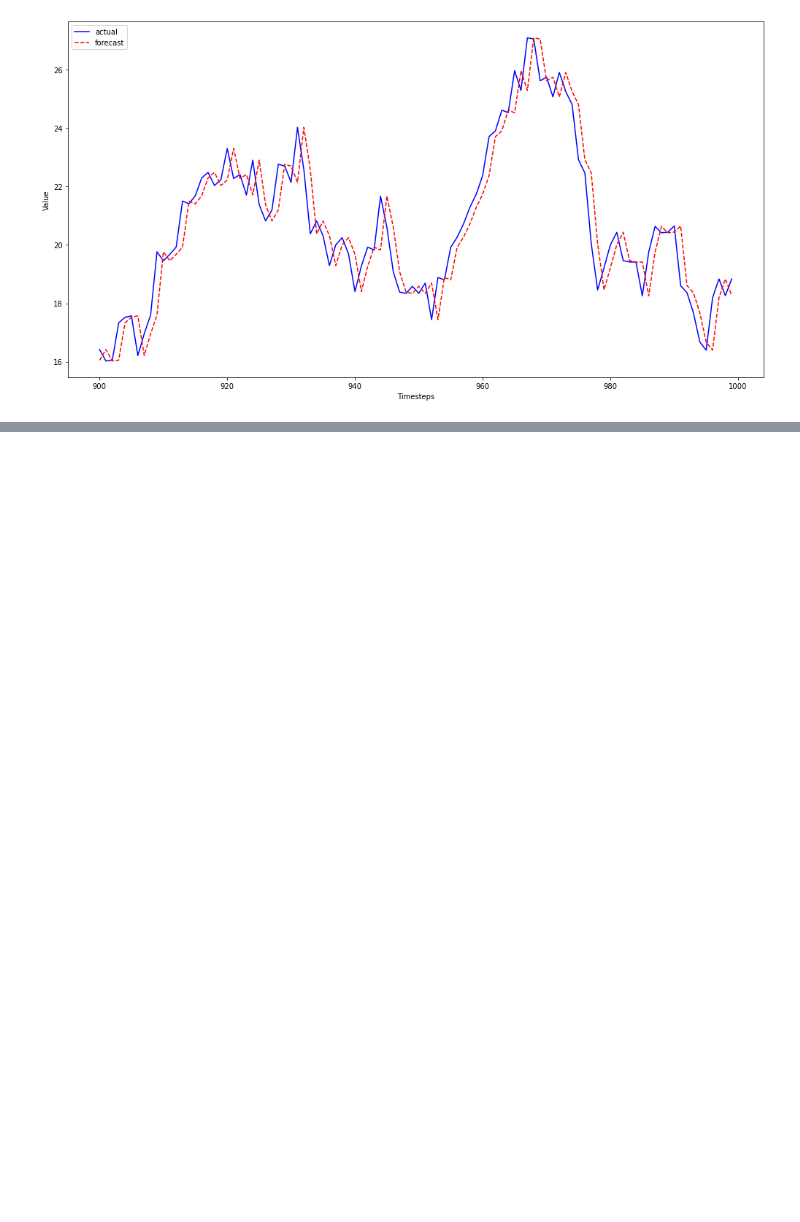
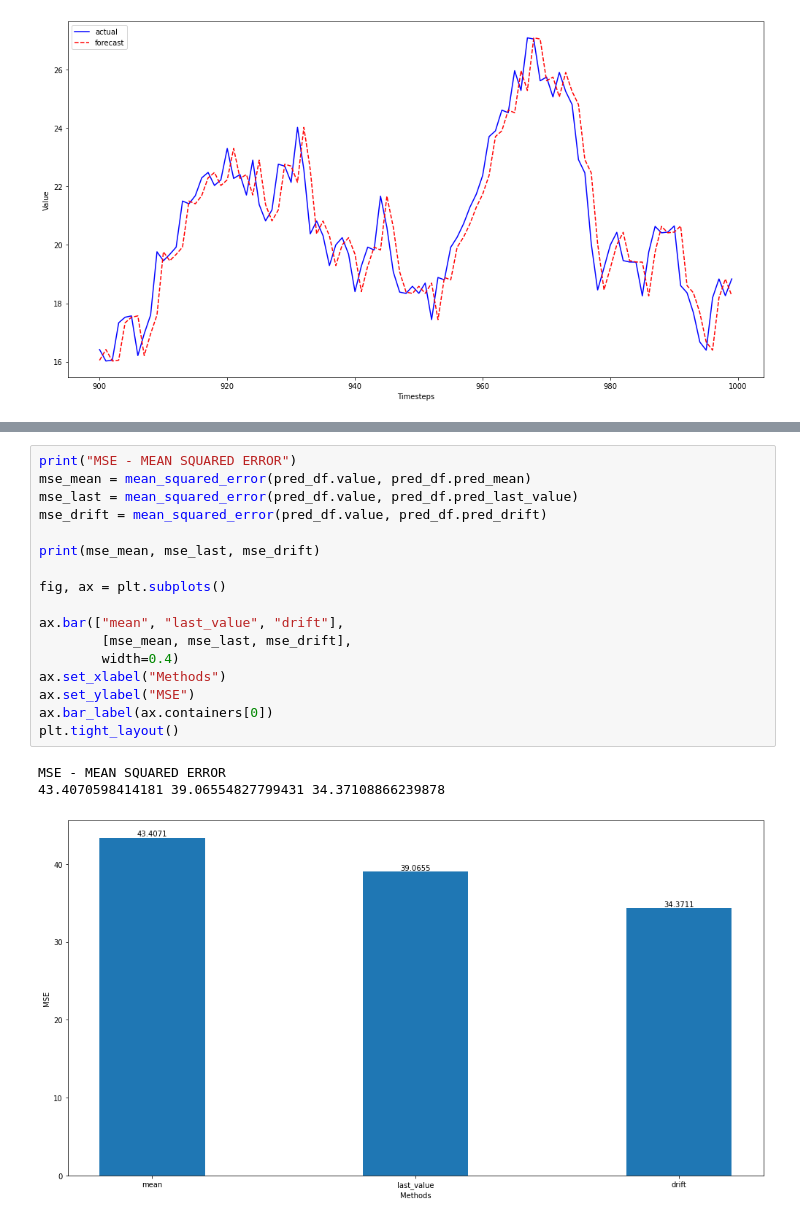
Before and after one commit to saramic/time-series-forecasting, a Jupyter notebook: ch03_random-walk.ipynb, the cells around one changed output, grey strips where cells are left out. Cells and saved outputs as stored; diff of their text form; blank space fills up the shorter version.

```diff
--- a/ch03_random-walk.ipynb
+++ b/ch03_random-walk.ipynb
@@ -219,0 +314,21 @@ plt.tight_layout()
+# %%
+print("MSE - MEAN SQUARED ERROR")
+mse_mean = mean_squared_error(pred_df.value, pred_df.pred_mean)
+mse_last = mean_squared_error(pred_df.value, pred_df.pred_last_value)
+mse_drift = mean_squared_error(pred_df.value, pred_df.pred_drift)
+
+print(mse_mean, mse_last, mse_drift)
+
+fig, ax = plt.subplots()
+
+ax.bar(["mean", "last_value", "drift"],
+        [mse_mean, mse_last, mse_drift],
+        width=0.4)
+ax.set_xlabel("Methods")
+ax.set_ylabel("MSE")
+ax.bar_label(ax.containers[0])
+plt.tight_layout()
+# %% [output]
+MSE - MEAN SQUARED ERROR
+43.4070598414181 39.06554827799431 34.37108866239878
+[figure, added]
```
Also changed, not shown: parts of 13 cells of this notebook.
